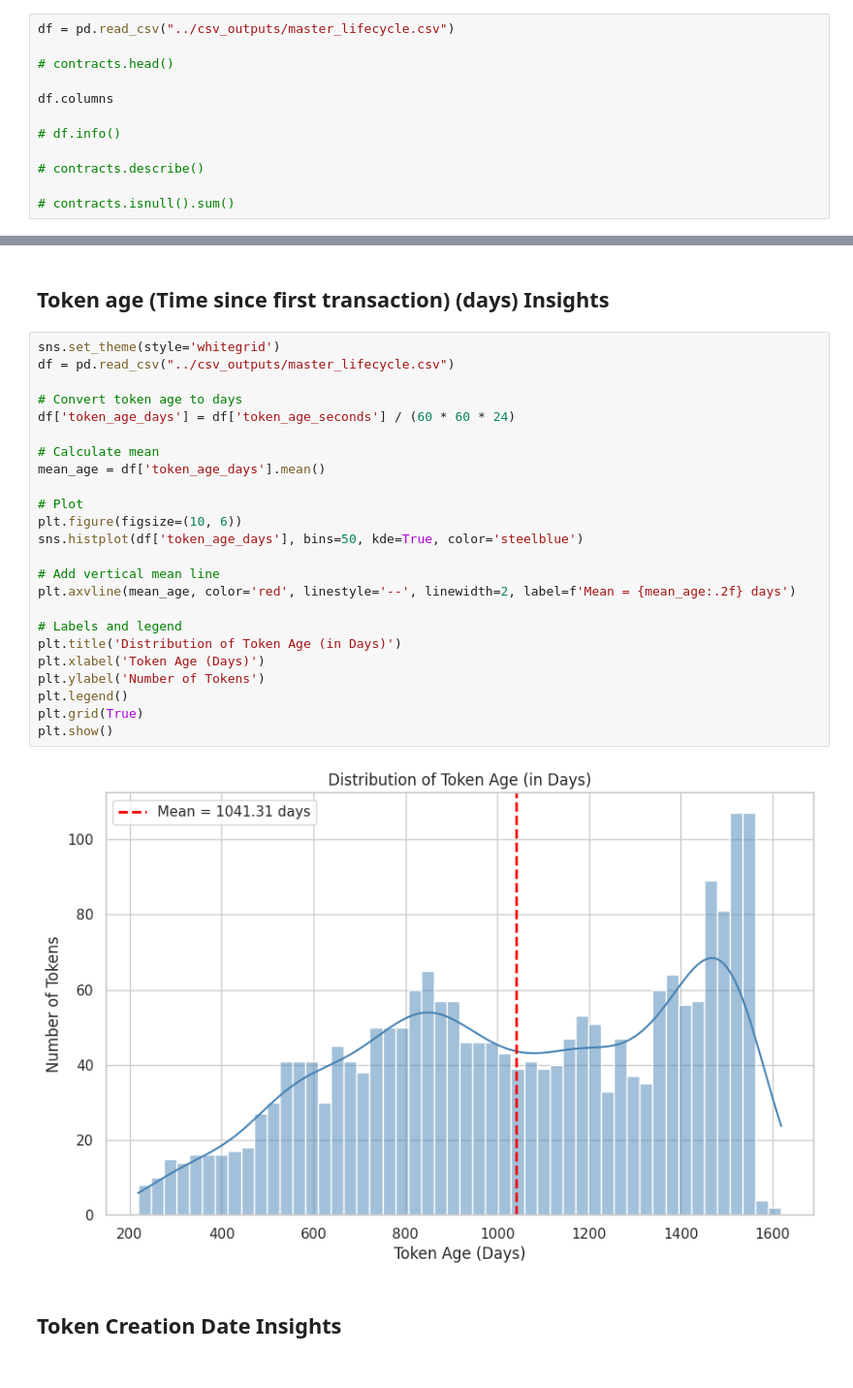
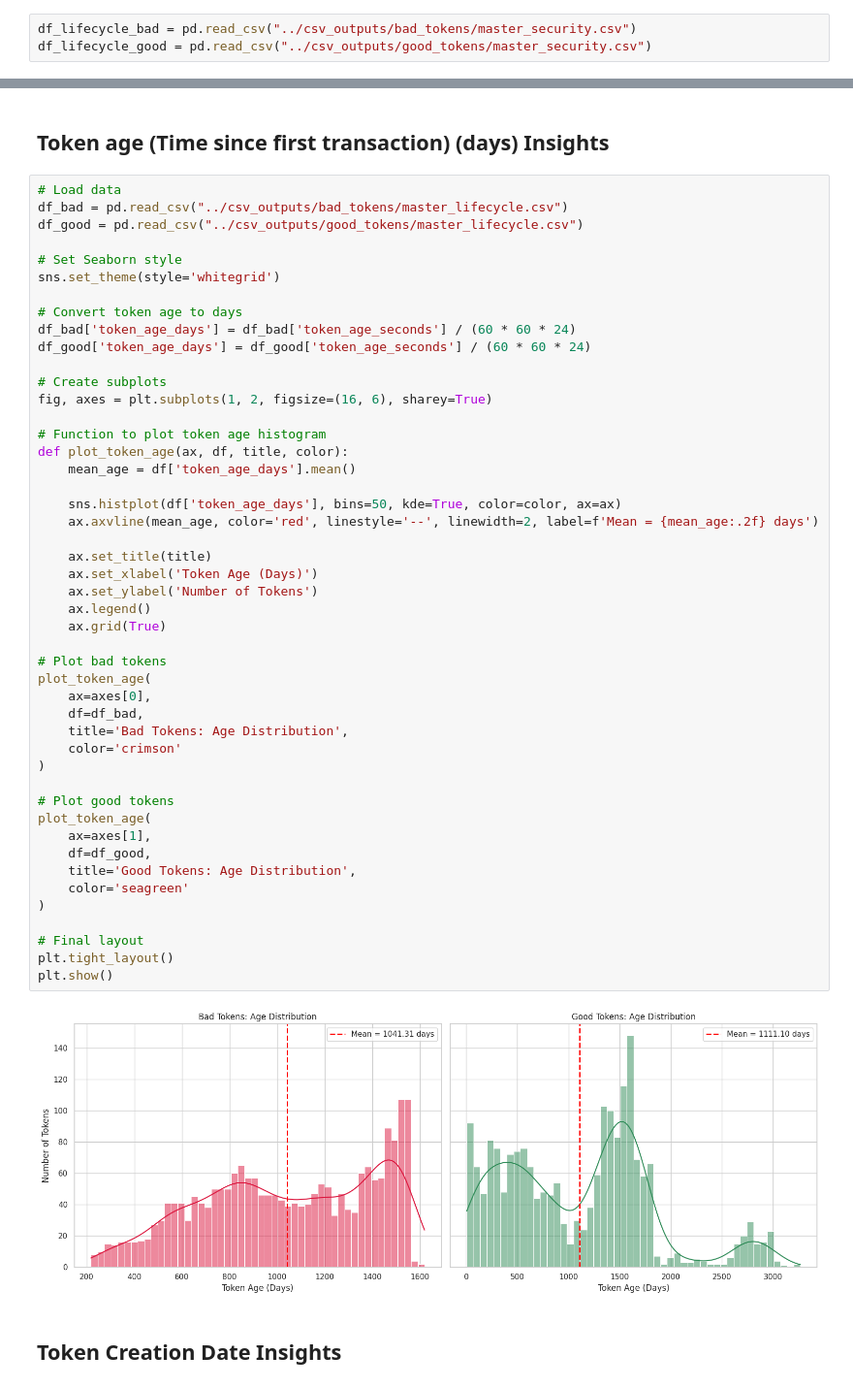
Before and after one commit to all-1807355/token-analyzer, a Jupyter notebook: data_analysis/lifecycle_analysis.ipynb, the cells around one changed output, grey strips where cells are left out. Shown at 97% size. Cells and saved outputs as stored; diff of their text form.

```diff
--- a/data_analysis/lifecycle_analysis.ipynb
+++ b/data_analysis/lifecycle_analysis.ipynb
@@ -7,14 +7,5 @@ import seaborn as sns
 import numpy as np
 from datetime import datetime
 # %%
-df = pd.read_csv("../csv_outputs/master_lifecycle.csv")
-
-# contracts.head()
-
-df.columns
-
-# df.info()
-
-# contracts.describe()
-
-# contracts.isnull().sum()
+df_lifecycle_bad = pd.read_csv("../csv_outputs/bad_tokens/master_security.csv")
+df_lifecycle_good = pd.read_csv("../csv_outputs/good_tokens/master_security.csv")
@@ -27,31 +12,54 @@ Index(['token_address', 'chain', 'token_name', 'token_age_seconds',
 # %% [markdown]
 ## Token age (Time since first transaction) (days) Insights
 # %%
+# Load data
+df_bad = pd.read_csv("../csv_outputs/bad_tokens/master_lifecycle.csv")
+df_good = pd.read_csv("../csv_outputs/good_tokens/master_lifecycle.csv")
+
+# Set Seaborn style
 sns.set_theme(style='whitegrid')
-df = pd.read_csv("../csv_outputs/master_lifecycle.csv")
 
 # Convert token age to days
-df['token_age_days'] = df['token_age_seconds'] / (60 * 60 * 24)
+df_bad['token_age_days'] = df_bad['token_age_seconds'] / (60 * 60 * 24)
+df_good['token_age_days'] = df_good['token_age_seconds'] / (60 * 60 * 24)
 
-# Calculate mean
-mean_age = df['token_age_days'].mean()
+# Create subplots
+fig, axes = plt.subplots(1, 2, figsize=(16, 6), sharey=True)
 
-# Plot
-plt.figure(figsize=(10, 6))
-sns.histplot(df['token_age_days'], bins=50, kde=True, color='steelblue')
+# Function to plot token age histogram
+def plot_token_age(ax, df, title, color):
+    mean_age = df['token_age_days'].mean()
 
-# Add vertical mean line
-plt.axvline(mean_age, color='red', linestyle='--', linewidth=2, label=f'Mean = {mean_age:.2f} days')
+    sns.histplot(df['token_age_days'], bins=50, kde=True, color=color, ax=ax)
+    ax.axvline(mean_age, color='red', linestyle='--', linewidth=2, label=f'Mean = {mean_age:.2f} days')
 
-# Labels and legend
-plt.title('Distribution of Token Age (in Days)')
-plt.xlabel('Token Age (Days)')
-plt.ylabel('Number of Tokens')
-plt.legend()
-plt.grid(True)
+    ax.set_title(title)
+    ax.set_xlabel('Token Age (Days)')
+    ax.set_ylabel('Number of Tokens')
+    ax.legend()
+    ax.grid(True)
+
+# Plot bad tokens
+plot_token_age(
+    ax=axes[0],
+    df=df_bad,
+    title='Bad Tokens: Age Distribution',
+    color='crimson'
+)
+
+# Plot good tokens
+plot_token_age(
+    ax=axes[1],
+    df=df_good,
+    title='Good Tokens: Age Distribution',
+    color='seagreen'
+)
+
+# Final layout
+plt.tight_layout()
 plt.show()
 # %% [output]
-[figure, old version]
+[figure, new version]
 # %% [markdown]
 ## Token Creation Date Insights
 # %%
```
Also changed, not shown: parts of 6 cells of this notebook, 16 other files.
